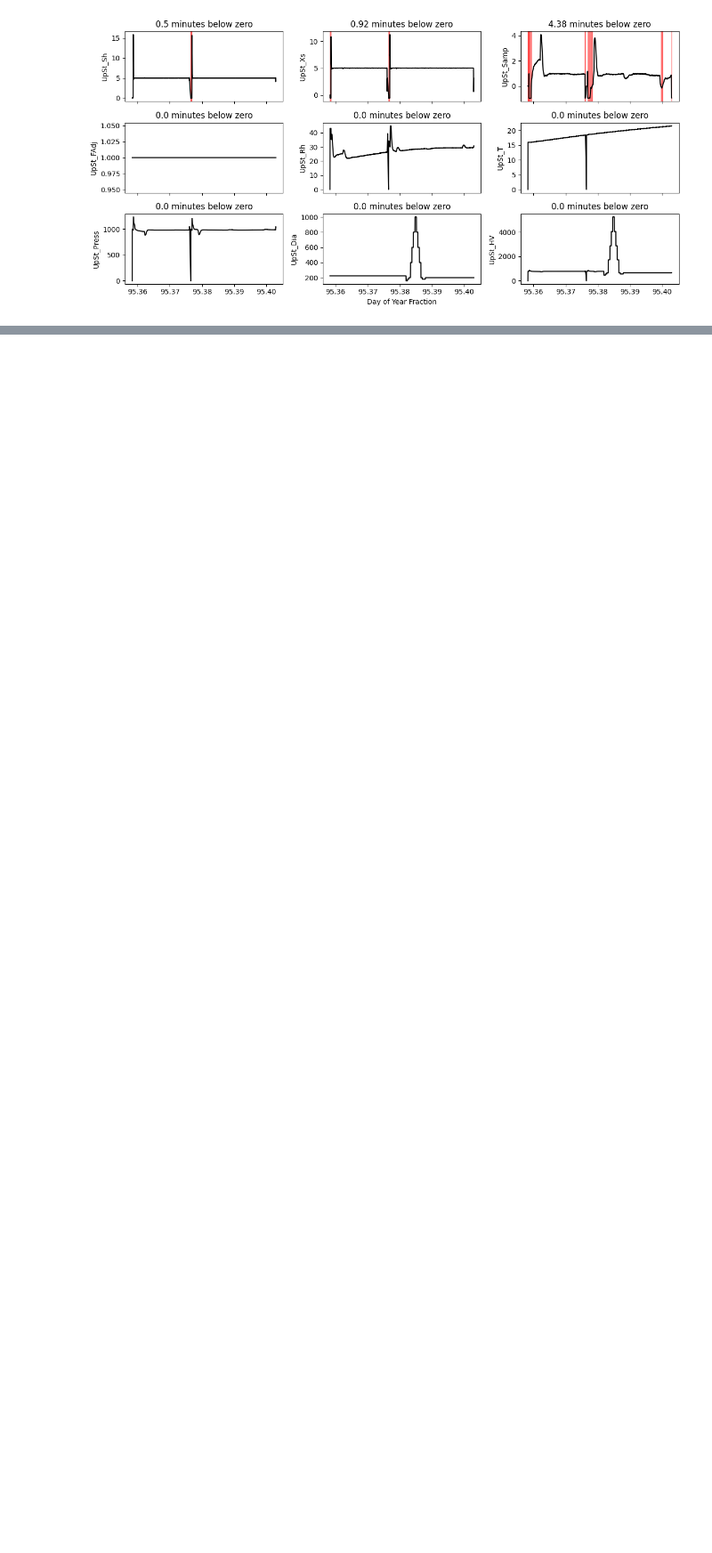
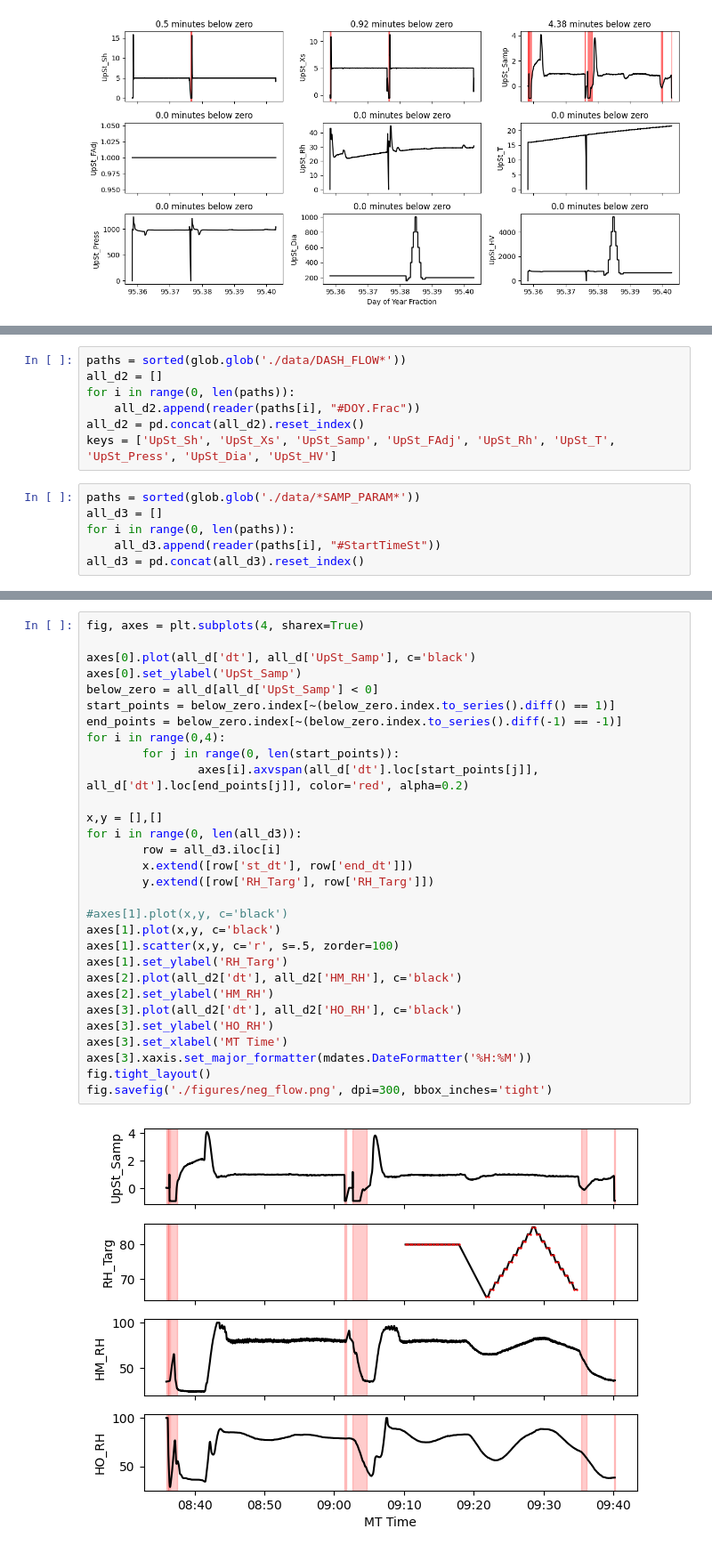
Before and after one commit to csoloff/dash, a Jupyter notebook: dash_negative_flow.ipynb, the cells around one changed output, grey strips where cells are left out. Shown: that part at 89% size. Saved outputs shown, nothing was run; the diff lists cells and outputs as text; blank space fills up the shorter version.

Commit message:
Added more to plots

```diff
--- a/dash_negative_flow.ipynb
+++ b/dash_negative_flow.ipynb
@@ -188,0 +181,13 @@ start
+# %%
+paths = sorted(glob.glob('./data/DASH_FLOW*'))
+all_d2 = []
+for i in range(0, len(paths)):
+    all_d2.append(reader(paths[i], "#DOY.Frac"))
+all_d2 = pd.concat(all_d2).reset_index()
+keys = ['UpSt_Sh', 'UpSt_Xs', 'UpSt_Samp', 'UpSt_FAdj', 'UpSt_Rh', 'UpSt_T', 'UpSt_Press', 'UpSt_Dia', 'UpSt_HV']
+# %%
+paths = sorted(glob.glob('./data/*SAMP_PARAM*'))
+all_d3 = []
+for i in range(0, len(paths)):
+    all_d3.append(reader(paths[i], "#StartTimeSt"))
+all_d3 = pd.concat(all_d3).reset_index()
@@ -188,0 +207,32 @@ start
+# %%
+fig, axes = plt.subplots(4, sharex=True)
+
+axes[0].plot(all_d['dt'], all_d['UpSt_Samp'], c='black')
+axes[0].set_ylabel('UpSt_Samp')
+below_zero = all_d[all_d['UpSt_Samp'] < 0]
+start_points = below_zero.index[~(below_zero.index.to_series().diff() == 1)]
+end_points = below_zero.index[~(below_zero.index.to_series().diff(-1) == -1)]
+for i in range(0,4):
+        for j in range(0, len(start_points)):
+                axes[i].axvspan(all_d['dt'].loc[start_points[j]], all_d['dt'].loc[end_points[j]], color='red', alpha=0.2)
+
+x,y = [],[]
+for i in range(0, len(all_d3)):
+        row = all_d3.iloc[i]
+        x.extend([row['st_dt'], row['end_dt']])
+        y.extend([row['RH_Targ'], row['RH_Targ']])
+
+#axes[1].plot(x,y, c='black')
+axes[1].plot(x,y, c='black')
+axes[1].scatter(x,y, c='r', s=.5, zorder=100)
+axes[1].set_ylabel('RH_Targ')
+axes[2].plot(all_d2['dt'], all_d2['HM_RH'], c='black')
+axes[2].set_ylabel('HM_RH')
+axes[3].plot(all_d2['dt'], all_d2['HO_RH'], c='black')
+axes[3].set_ylabel('HO_RH')
+axes[3].set_xlabel('MT Time')
+axes[3].xaxis.set_major_formatter(mdates.DateFormatter('%H:%M'))
+fig.tight_layout()
+fig.savefig('./figures/neg_flow.png', dpi=300, bbox_inches='tight')
+# %% [output]
+[figure, added]
```
Also changed, not shown: parts of 7 cells of this notebook.
